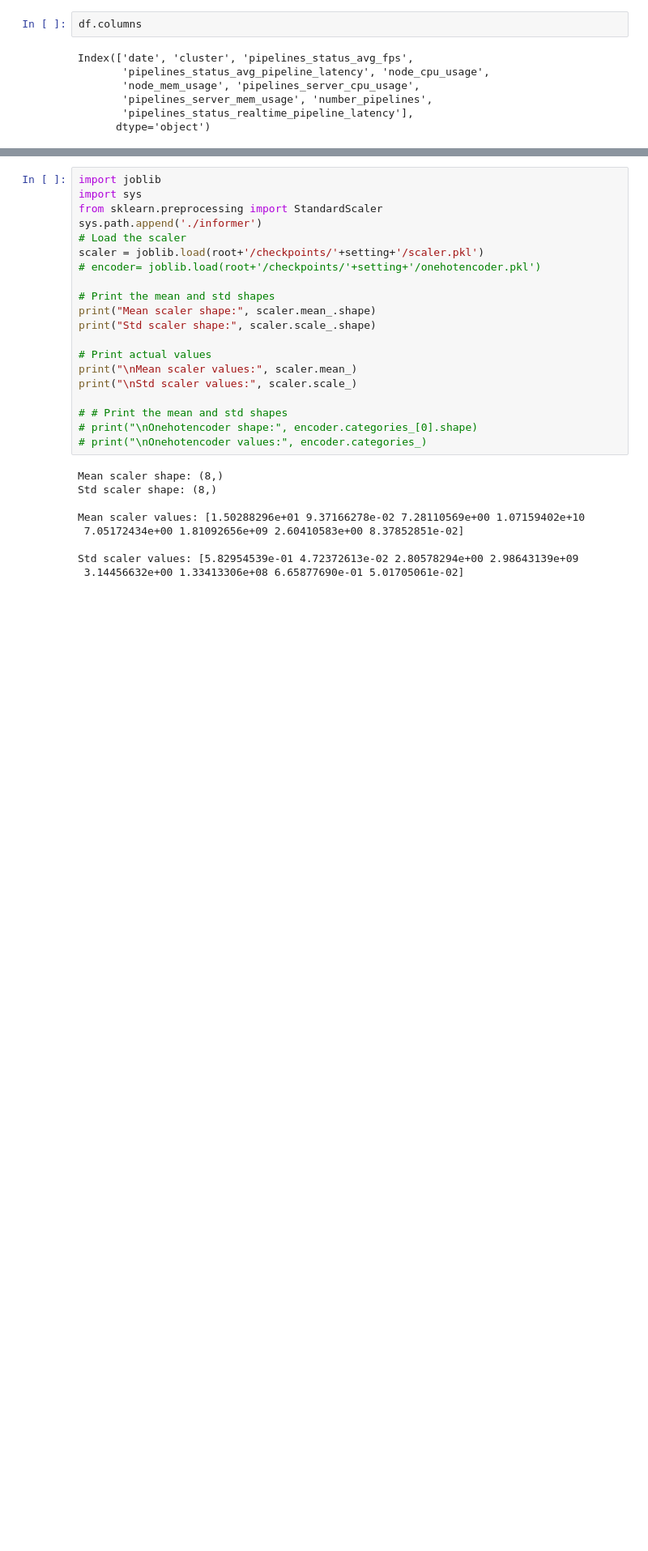
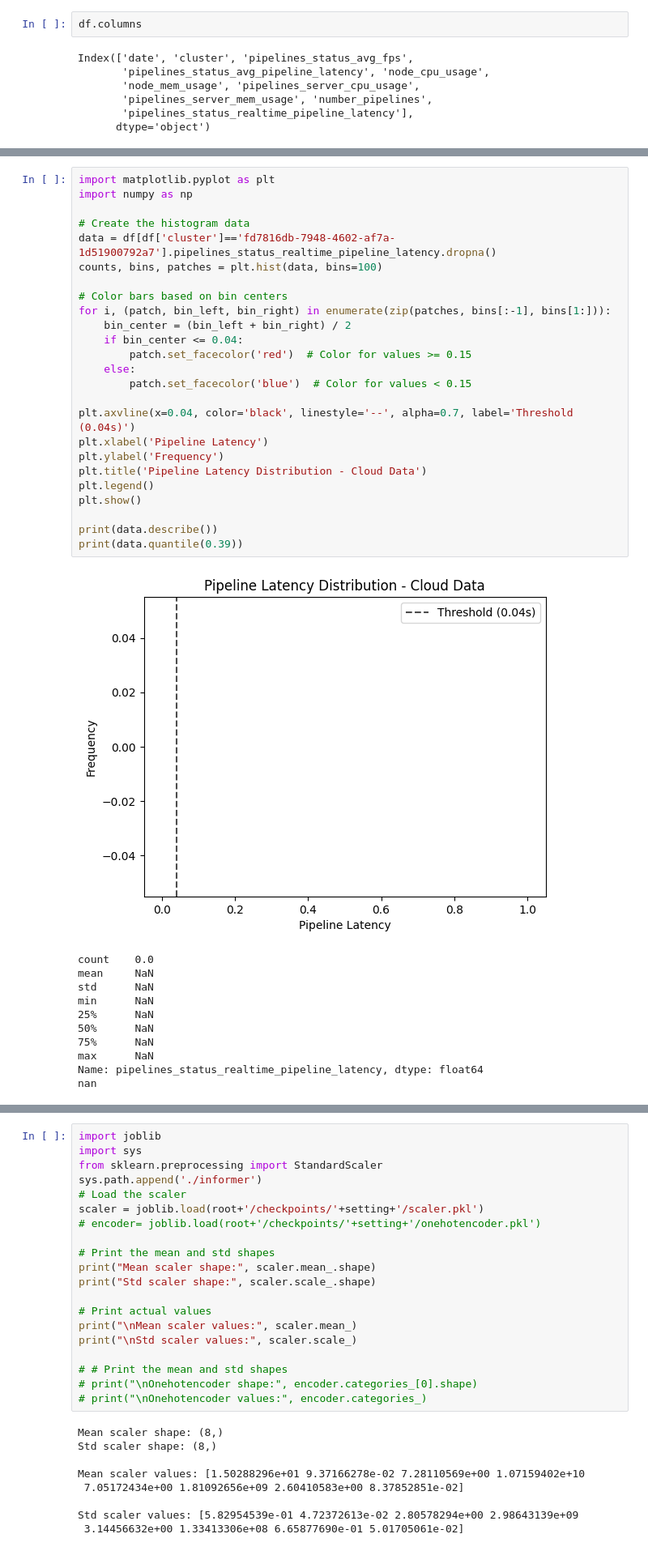
Before and after one commit to ProtossGP32/Time-Series-Library, a Jupyter notebook: result_analysis/migrations_analysis.ipynb, the cells around one changed output, grey strips where cells are left out. Shown at 81% size. Drawn from its saved outputs; the diff is of its cells as text; blank space fills up the shorter version.

```diff
--- a/result_analysis/migrations_analysis.ipynb
+++ b/result_analysis/migrations_analysis.ipynb
@@ -552,0 +574,37 @@ Name: pipelines_status_realtime_pipeline_latency, dtype: float64
+# %%
+import matplotlib.pyplot as plt
+import numpy as np
+
+# Create the histogram data
+data = df[df['cluster']=='fd7816db-7948-4602-af7a-1d51900792a7'].pipelines_status_realtime_pipeline_latency.dropna()
+counts, bins, patches = plt.hist(data, bins=100)
+
+# Color bars based on bin centers
+for i, (patch, bin_left, bin_right) in enumerate(zip(patches, bins[:-1], bins[1:])):
+    bin_center = (bin_left + bin_right) / 2
+    if bin_center <= 0.04:
+        patch.set_facecolor('red')  # Color for values >= 0.15
+    else:
+        patch.set_facecolor('blue')  # Color for values < 0.15
+
+plt.axvline(x=0.04, color='black', linestyle='--', alpha=0.7, label='Threshold (0.04s)')
+plt.xlabel('Pipeline Latency')
+plt.ylabel('Frequency')
+plt.title('Pipeline Latency Distribution - Cloud Data')
+plt.legend()
+plt.show()
+
+print(data.describe())
+print(data.quantile(0.39))
+# %% [output]
+[figure, added]
+count    0.0
+mean     NaN
+std      NaN
+min      NaN
+25%      NaN
+50%      NaN
+75%      NaN
+max      NaN
+Name: pipelines_status_realtime_pipeline_latency, dtype: float64
+nan
```
Also changed, not shown: parts of 18 cells of this notebook, 1 other file.
